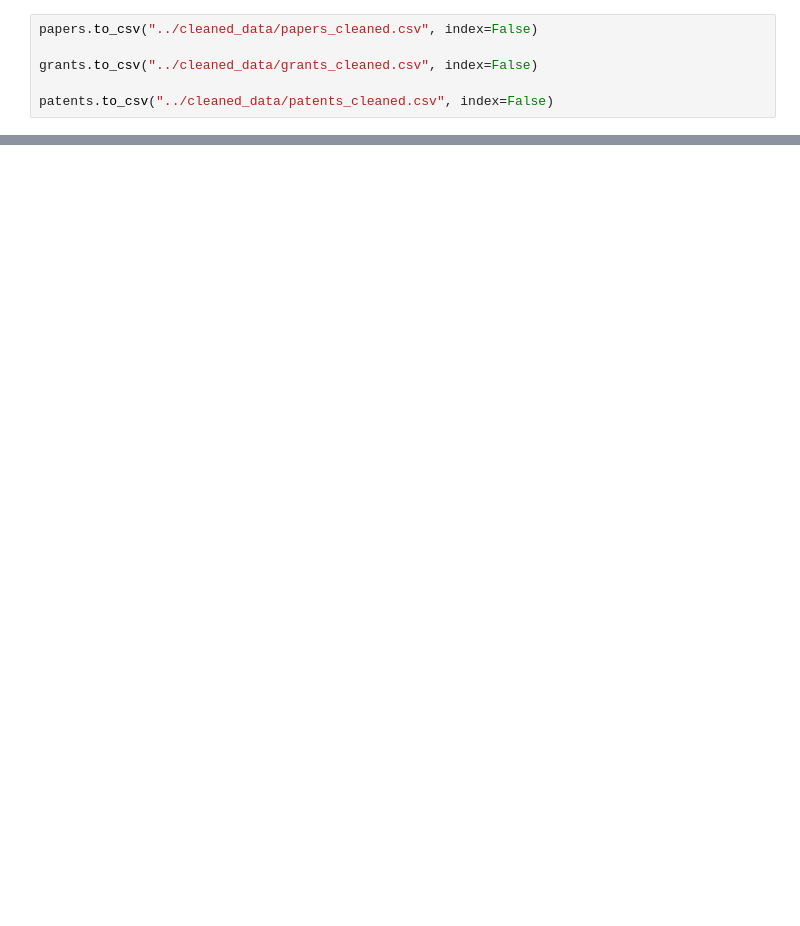
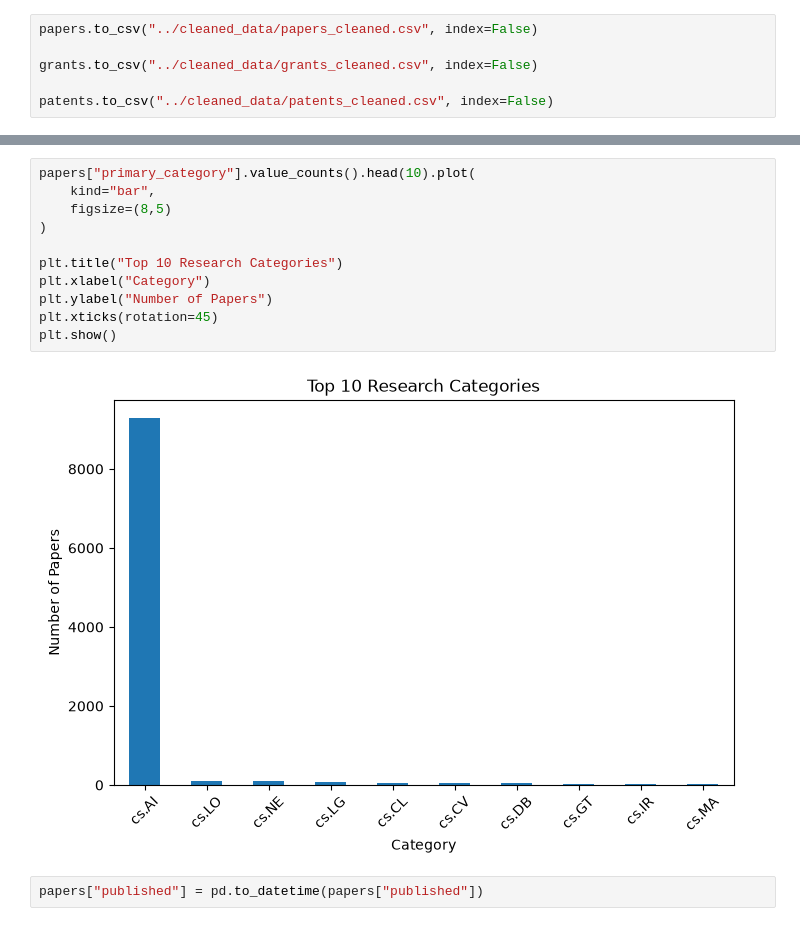
Before and after one commit to springboardmentor1/Research-Funding-Innovation-Intelligence-Platform, a Jupyter notebook: backend/notebooks/preprocessing.ipynb, the cells around one changed output, grey strips where cells are left out. Drawn from its saved outputs; the diff is of its cells as text; blank space fills up the shorter version.

Commit message:
Implemented research analytics dashboard

```diff
--- a/backend/notebooks/preprocessing.ipynb
+++ b/backend/notebooks/preprocessing.ipynb
@@ -72,0 +356,15 @@ patents.to_csv("../cleaned_data/patents_cleaned.csv", index=False)
+# %%
+papers["primary_category"].value_counts().head(10).plot(
+    kind="bar",
+    figsize=(8,5)
+)
+
+plt.title("Top 10 Research Categories")
+plt.xlabel("Category")
+plt.ylabel("Number of Papers")
+plt.xticks(rotation=45)
+plt.show()
+# %% [output]
+[figure, added]
+# %%
+papers["published"] = pd.to_datetime(papers["published"])
```
Also changed, not shown: parts of 34 cells of this notebook, 5 other files.
